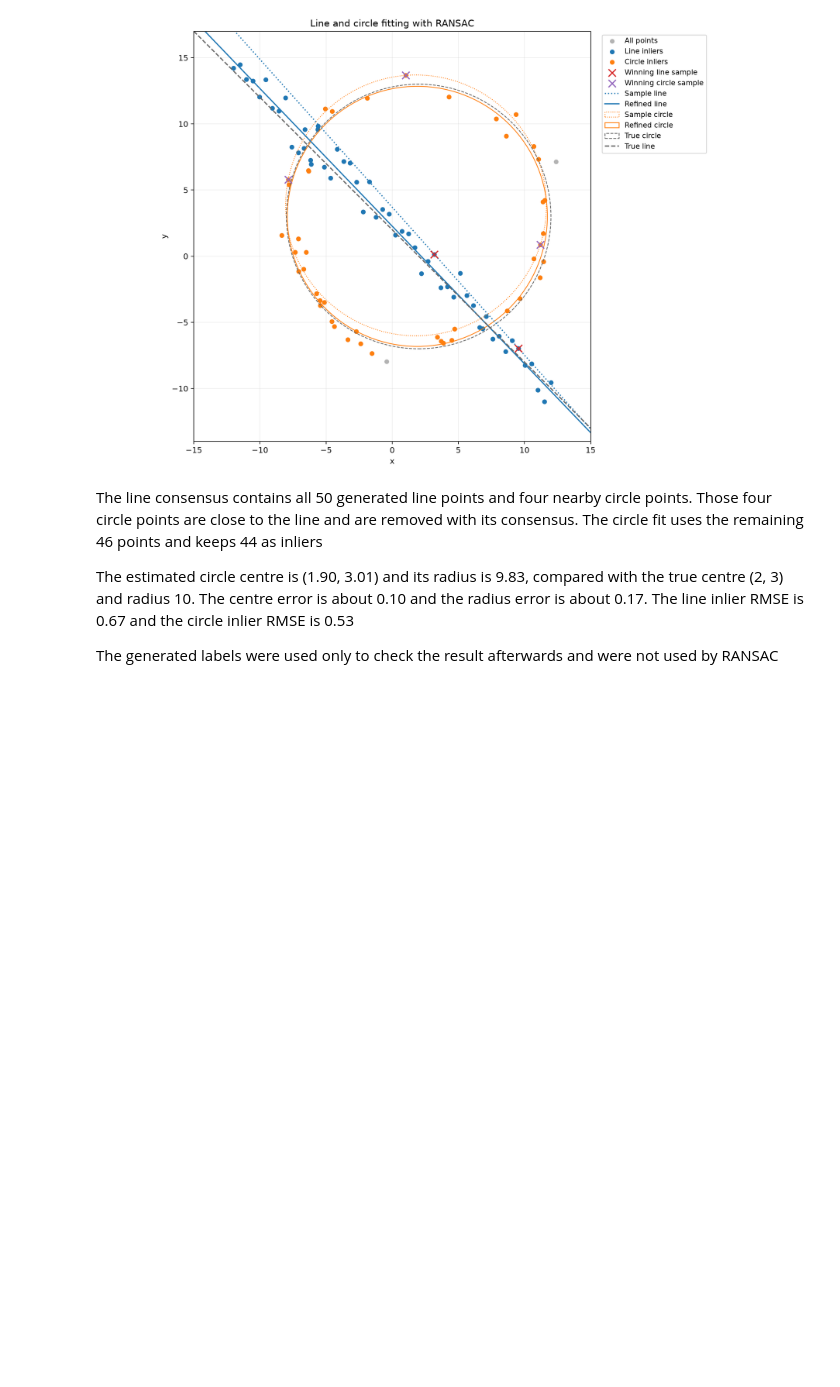
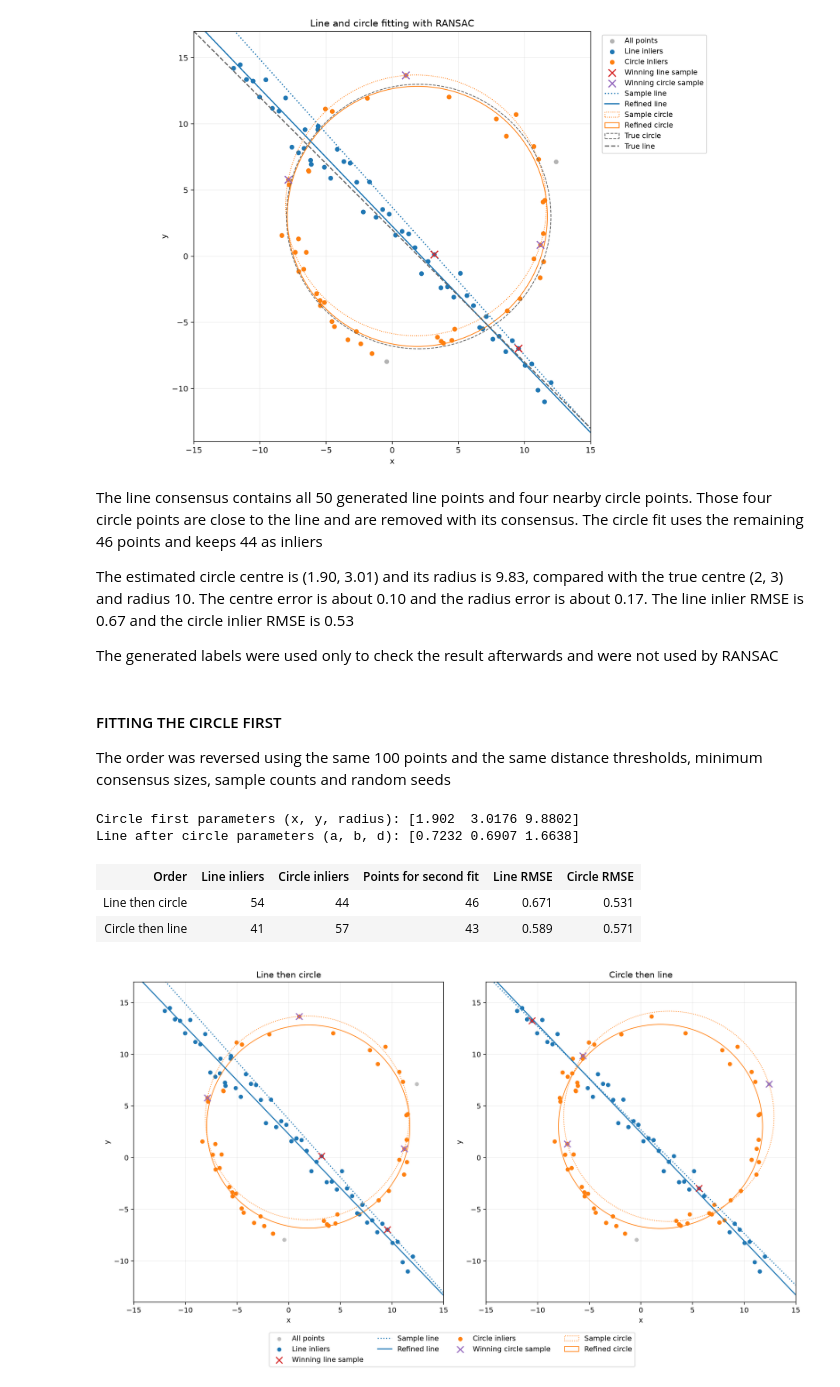
Before and after one commit to hakammra/EN3160_Assignment02, a Jupyter notebook: assignment02.ipynb, the cells around one changed output. Saved outputs shown, nothing was run; the diff lists cells and outputs as text; code cells hidden in the pictures; blank space fills up the shorter version.

Commit message:
Compare line and circle fitting order

```diff
--- a/assignment02.ipynb
+++ b/assignment02.ipynb
@@ -161,3 +150,57 @@ The line consensus contains all 50 generated line points and four nearby circle
 The estimated circle centre is (1.90, 3.01) and its radius is 9.83, compared with the true centre (2, 3) and radius 10. The centre error is about 0.10 and the radius error is about 0.17. The line inlier RMSE is 0.67 and the circle inlier RMSE is 0.53
 
 The generated labels were used only to check the result afterwards and were not used by RANSAC
+# %% [markdown]
+#### FITTING THE CIRCLE FIRST
+
+The order was reversed using the same 100 points and the same distance thresholds, minimum consensus sizes, sample counts and random seeds
+# %%
+from q2_fitting import ransac_circle, ransac_line, save_order_comparison
+
+def fit_circle_then_line(points):
+    circle = ransac_circle(points)
+    circle["input_point_count"] = len(points)
+    remaining = np.setdiff1d(np.arange(len(points)), circle["inlier_indices"])
+    line = None
+    failure = None
+    if len(remaining) < 40:
+        failure = "Too few points remain for the minimum line consensus of 40"
+    else:
+        try:
+            line = ransac_line(points[remaining])
+        except RuntimeError as error:
+            failure = str(error)
+    if line is not None:
+        for name in ("sample_indices", "sample_inlier_indices", "inlier_indices"):
+            line[name] = remaining[line[name]]
+        line["input_point_count"] = len(remaining)
+        line["remaining_point_indices"] = remaining
+    return {
+        "circle": circle,
+        "line": line,
+        "remaining_point_indices": remaining,
+        "line_failure": failure,
+    }
+
+reverse = fit_circle_then_line(points)
+comparison = save_order_comparison(points, line, circle, reverse)
+# %%
+rows = "".join(
+    f"<tr><td>{row['order']}</td><td>{row['line_inliers']}</td><td>{row['circle_inliers']}</td>"
+    f"<td>{row['points_for_second_model']}</td><td>{row['line_inlier_rmse']:.3f}</td>"
+    f"<td>{row['circle_inlier_rmse']:.3f}</td></tr>"
+    for row in comparison["summary"]
+)
+display(HTML("<table><tr><th>Order</th><th>Line inliers</th><th>Circle inliers</th>"
+             "<th>Points for second fit</th><th>Line RMSE</th><th>Circle RMSE</th></tr>"
+             + rows + "</table>"))
+print(f"Circle first parameters (x, y, radius): {reverse['circle']['model'].round(4)}")
+print(f"Line after circle parameters (a, b, d): {reverse['line']['model'].round(4)}")
+display(Image(filename=str(ROOT / "results/q2/fitting_order_comparison.png"), width=900))
+# %% [output]
+Circle first parameters (x, y, radius): [1.902  3.0176 9.8802]
+Line after circle parameters (a, b, d): [0.7232 0.6907 1.6638]
+| Order | Line inliers | Circle inliers | Points for second fit | Line RMSE | Circle RMSE |
+| Line then circle | 54 | 44 | 46 | 0.671 | 0.531 |
+| Circle then line | 41 | 57 | 43 | 0.589 | 0.571 |
+[figure, added]
```
Also changed, not shown: parts of 7 cells of this notebook, 3 other files.
